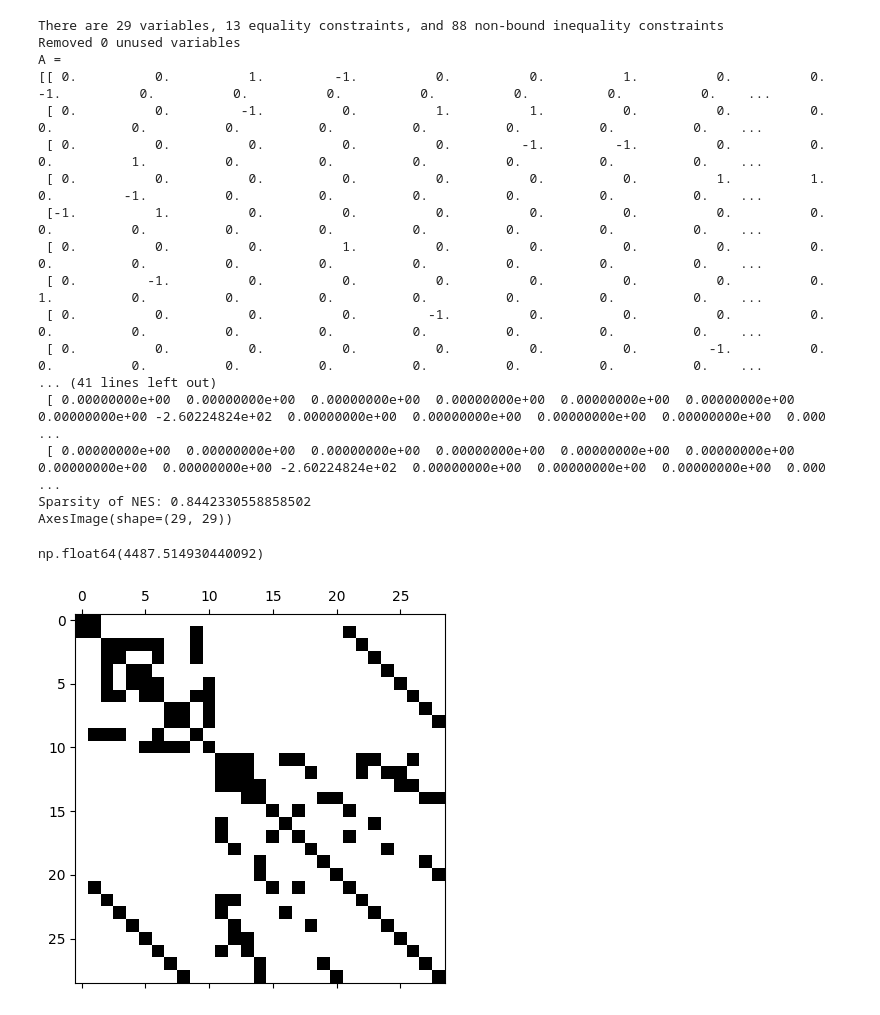
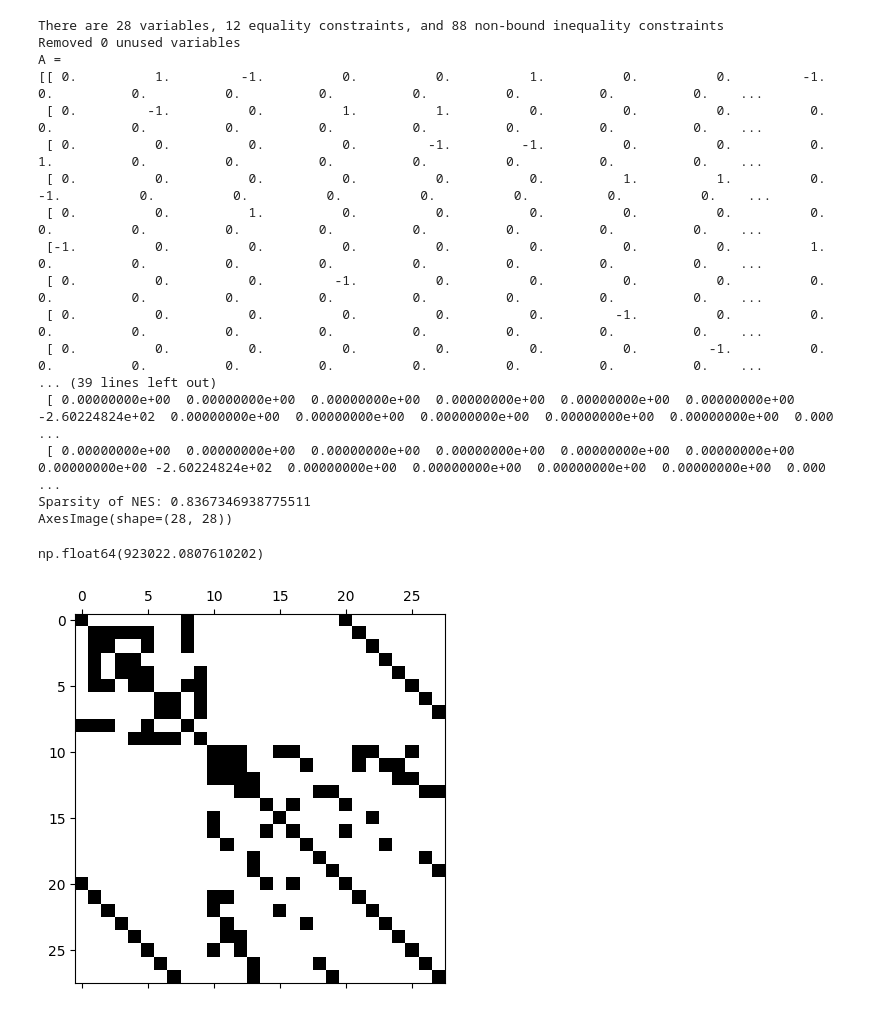
Before and after one commit to micpap25/ENG-QUANT, a Jupyter notebook: experiments/cond_unimodular_test.ipynb, the cells around one changed output. Cells and saved outputs as stored; diff of their text form; code cells hidden in the pictures.

```diff
--- a/experiments/cond_unimodular_test.ipynb
+++ b/experiments/cond_unimodular_test.ipynb
@@ -112,33 +105,33 @@ np.float64(22.487343559473395)
 # %%
 quadratic_model_lin_approx(10, OUTER_APPROXIMATION, COEFFICIENT_SURROGATE,
                                 SURROGATE_BOUND_BELOW, SURROGATE_BOUND_ABOVE,
                                 f_name="model11_quad_reform.json")
 # quadratic_model_lin_approx(LIN_CONSTRAINTS, OUTER_APPROXIMATION, COEFFICIENT_SURROGATE,
 #                                 SURROGATE_BOUND_BELOW, SURROGATE_BOUND_ABOVE,
 #                                 f_name="model11_quad.json")
 # quadratic_lin_approx_no_surrogate(LIN_CONSTRAINTS, True, f_name="model11_quad_reform.json")
 # quadratic_lin_approx_no_surrogate(LIN_CONSTRAINTS, True, f_name="model11_quad.json")
-condition_number_nes_basic(bounds=2, verbose=True)
+condition_number_nes_basic(bounds=0, verbose=True)
 # %% [output]
-There are 29 variables, 13 equality constraints, and 88 non-bound inequality constraints
+There are 28 variables, 12 equality constraints, and 88 non-bound inequality constraints
 Removed 0 unused variables
 A =
-[[ 0.          0.          1.         -1.          0.          0.          1.          0.          0.         -1.          0.          0.          0.          0.          0.          0.          0.    ...
- [ 0.          0.         -1.          0.          1.          1.          0.          0.          0.          0.          0.          0.          0.          0.          0.          0.          0.    ...
- [ 0.          0.          0.          0.          0.         -1.         -1.          0.          0.          0.          1.          0.          0.          0.          0.          0.          0.    ...
- [ 0.          0.          0.          0.          0.          0.          0.          1.          1.          0.         -1.          0.          0.          0.          0.          0.          0.    ...
- [-1.          1.          0.          0.          0.          0.          0.          0.          0.          0.          0.          0.          0.          0.          0.          0.          0.    ...
- [ 0.          0.          0.          1.          0.          0.          0.          0.          0.          0.          0.          0.          0.          0.          0.          0.          0.    ...
- [ 0.         -1.          0.          0.          0.          0.          0.          0.          0.          1.          0.          0.          0.          0.          0.          0.          0.    ...
- [ 0.          0.          0.          0.         -1.          0.          0.          0.          0.          0.          0.          0.          0.          0.          0.          0.          0.    ...
+[[ 0.          1.         -1.          0.          0.          1.          0.          0.         -1.          0.          0.          0.          0.          0.          0.          0.          0.    ...
+ [ 0.         -1.          0.          1.          1.          0.          0.          0.          0.          0.          0.          0.          0.          0.          0.          0.          0.    ...
+ [ 0.          0.          0.          0.         -1.         -1.          0.          0.          0.          1.          0.          0.          0.          0.          0.          0.          0.    ...
+ [ 0.          0.          0.          0.          0.          0.          1.          1.          0.         -1.          0.          0.          0.          0.          0.          0.          0.    ...
+ [ 0.          0.          1.          0.          0.          0.          0.          0.          0.          0.          0.          0.          0.          0.          0.          0.          0.    ...
+ [-1.          0.          0.          0.          0.          0.          0.          0.          1.          0.          0.          0.          0.          0.          0.          0.          0.    ...
+ [ 0.          0.          0.         -1.          0.          0.          0.          0.          0.          0.          0.          0.          0.          0.          0.          0.          0.    ...
+ [ 0.          0.          0.          0.          0.          0.         -1.          0.          0.          0.          0.          0.          0.          0.          0.          0.          0.    ...
  [ 0.          0.          0.          0.          0.          0.          0.         -1.          0.          0.          0.          0.          0.          0.          0.          0.          0.    ...
-... (41 lines left out)
+... (39 lines left out)
+ [ 0.00000000e+00  0.00000000e+00  0.00000000e+00  0.00000000e+00  0.00000000e+00  0.00000000e+00 -2.60224824e+02  0.00000000e+00  0.00000000e+00  0.00000000e+00  0.00000000e+00  0.00000000e+00  0.000 ...
  [ 0.00000000e+00  0.00000000e+00  0.00000000e+00  0.00000000e+00  0.00000000e+00  0.00000000e+00  0.00000000e+00 -2.60224824e+02  0.00000000e+00  0.00000000e+00  0.00000000e+00  0.00000000e+00  0.000 ...
- [ 0.00000000e+00  0.00000000e+00  0.00000000e+00  0.00000000e+00  0.00000000e+00  0.00000000e+00  0.00000000e+00  0.00000000e+00 -2.60224824e+02  0.00000000e+00  0.00000000e+00  0.00000000e+00  0.000 ...
-Sparsity of NES: 0.8442330558858502
-AxesImage(shape=(29, 29))
+Sparsity of NES: 0.8367346938775511
+AxesImage(shape=(28, 28))
-np.float64(4487.514930440092)
+np.float64(923022.0807610202)
-[figure, old version]
+[figure, new version]
 # %%
 quadratic_model_lin_approx(10, OUTER_APPROXIMATION, COEFFICIENT_SURROGATE,
                                 SURROGATE_BOUND_BELOW, SURROGATE_BOUND_ABOVE,
```
Also changed, not shown: parts of 4 cells of this notebook, 8 other files.
